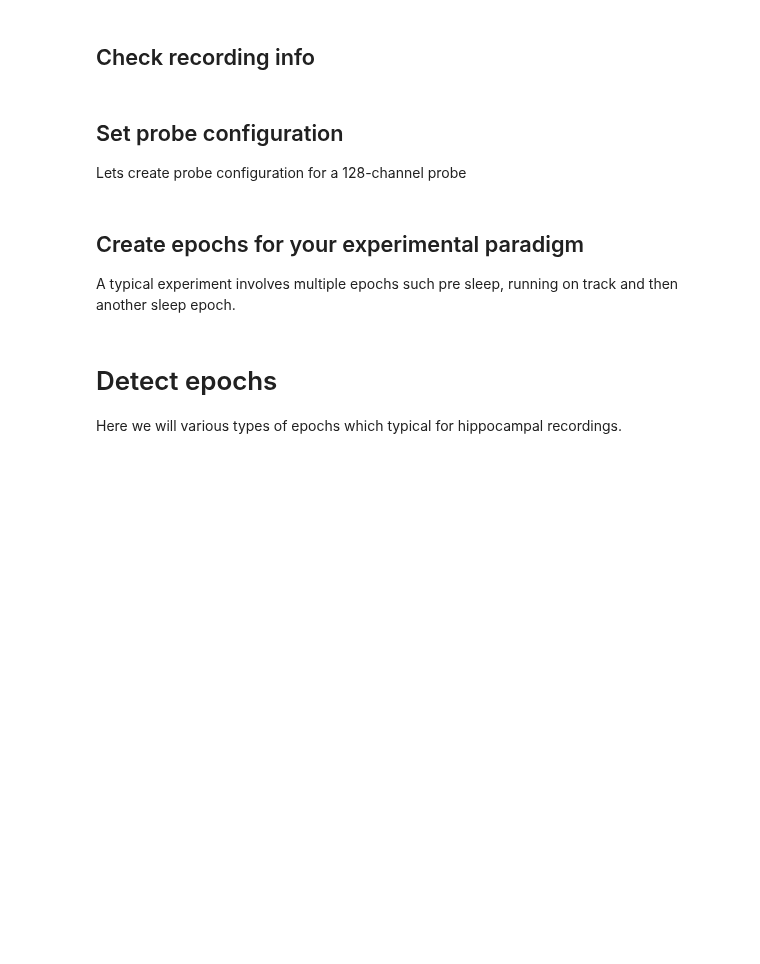
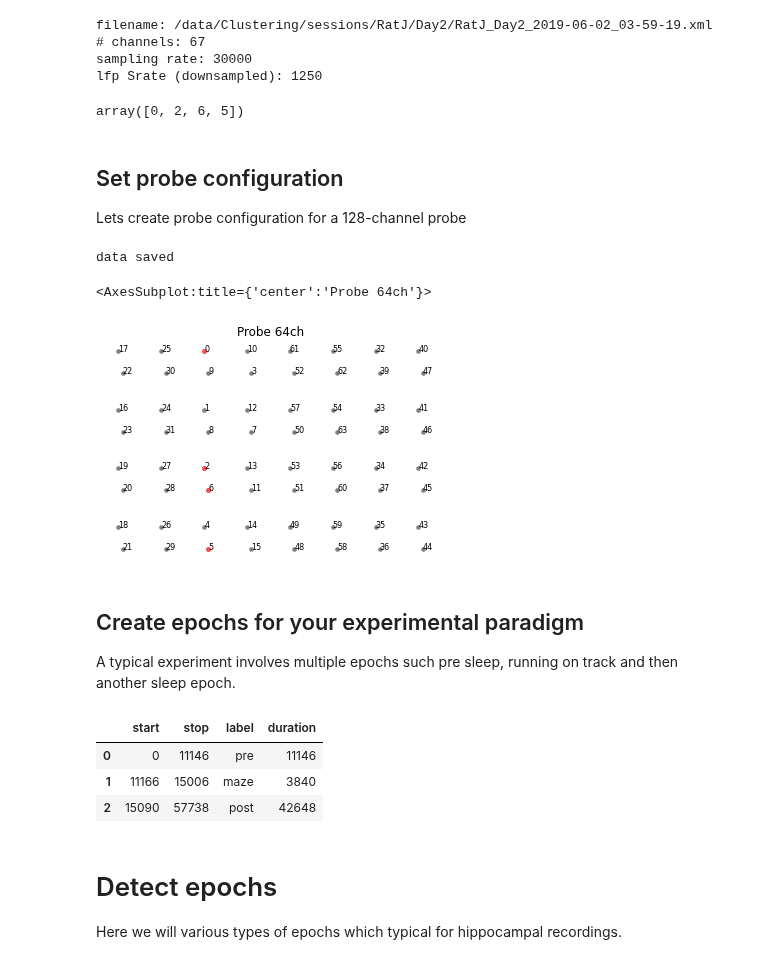
Before and after one commit to bapungiri/NeuroPy, a Jupyter notebook: BasicGens/ratJ_day2nsd.ipynb, the cells around one changed output. Drawn from its saved outputs; the diff is of its cells as text; code cells hidden in the pictures; blank space fills up the shorter version.

Commit message:
new notebooks for subjects

```diff
--- a/BasicGens/ratJ_day2nsd.ipynb
+++ b/BasicGens/ratJ_day2nsd.ipynb
@@ -2,6 +2,10 @@
 import numpy as np
 import subjects
 
-sess = subjects.sd.ratSday3[0]
+sess = subjects.nsd.ratJday2[0]
+print(sess.recinfo)
+# %% [output]
+filename: /data/Clustering/sessions/RatJ/Day2/RatJ_Day2_2019-06-02_03-59-19.xml
+# channels: 67
+sampling rate: 30000
+lfp Srate (downsampled): 1250
-# %% [markdown]
-## Check recording info
@@ -10,76 +12,53 @@ print(sess.recinfo)
+# %%
+sess.recinfo.skipped_channels
+# %% [output]
+array([0, 2, 6, 5])
 # %% [markdown]
 ## Set probe configuration
 Lets create probe configuration for a 128-channel probe
 # %%
-%matplotlib widget
 from neuropy.core import Shank, Probe, ProbeGroup
 from neuropy.plotting import plot_probe
 
 shanks = []
 channel_groups = sess.recinfo.channel_groups
-badchans = sess.recinfo.skipped_channels
-
-#--- cambridge probe -----------
-for i in range(6):
-    chans = channel_groups[i]
-
-    if len(chans)==10:
-        n_cont = 5
-        y_shift = [0,7.5]
-    if len(chans)==11:
-        n_cont = [6,5]
-        y_shift = [0,7.5]
-    if len(chans)==9:
-        n_cont = [5,4]
-        y_shift = [0,7,5]
+for i in range(8):
 
     shank = Shank.auto_generate(
         columns=2,
-        contacts_per_column=n_cont,
-        xpitch=16.5,
-        ypitch=15,
-        y_shift_per_column=y_shift,
-        channel_id=np.append(
-            channel_groups[i][::2][::-1], channel_groups[i][1::2][::-1]
-        ),
-    )
-    shank.set_disconnected_channels(sess.recinfo.skipped_channels)
-    shanks.append(shank)
-
-probe1 = Probe(shanks)
-
-shanks = []
-for i in range(6,14):
-
-    shank = Shank.auto_generate(
-        columns=2,
-        contacts_per_column=8,
+        contacts_per_column=4,
         xpitch=15,
-        ypitch=15,
+        ypitch=20,
         y_shift_per_column=[0, -7.5],
         channel_id=np.append(
             channel_groups[i][::2][::-1], channel_groups[i][1::2][::-1]
         ),
     )
+    shanks.append(shank)
     shank.set_disconnected_channels(sess.recinfo.skipped_channels)
-    shanks.append(shank)
 
-
-probe2 = Probe(shanks)
-probe2.move((probe1.x_max+500,0))
+probe1 = Probe(shanks)
 
 prbgrp = ProbeGroup()
 prbgrp.add_probe(probe1)
-prbgrp.add_probe(probe2)
 
 prbgrp.filename = sess.filePrefix.with_suffix(".probegroup.npy")
 prbgrp.save()
 plot_probe(prbgrp)
+# %% [output]
+data saved
+<AxesSubplot:title={'center':'Probe 64ch'}>
+[figure, added]
 # %% [markdown]
 ## Create epochs for your experimental paradigm
 A typical experiment involves multiple epochs such pre sleep, running on track and then another sleep epoch.
 # %%
 sess.paradigm.to_dataframe()
+# %% [output]
+|  | start | stop | label | duration |
+| 0 | 0 | 11146 | pre | 11146 |
+| 1 | 11166 | 15006 | maze | 3840 |
+| 2 | 15090 | 57738 | post | 42648 |
 # %%
 import pandas as pd
 from neuropy.core import Epoch
```
Also changed, not shown: parts of 2 cells of this notebook, 8 other files.
